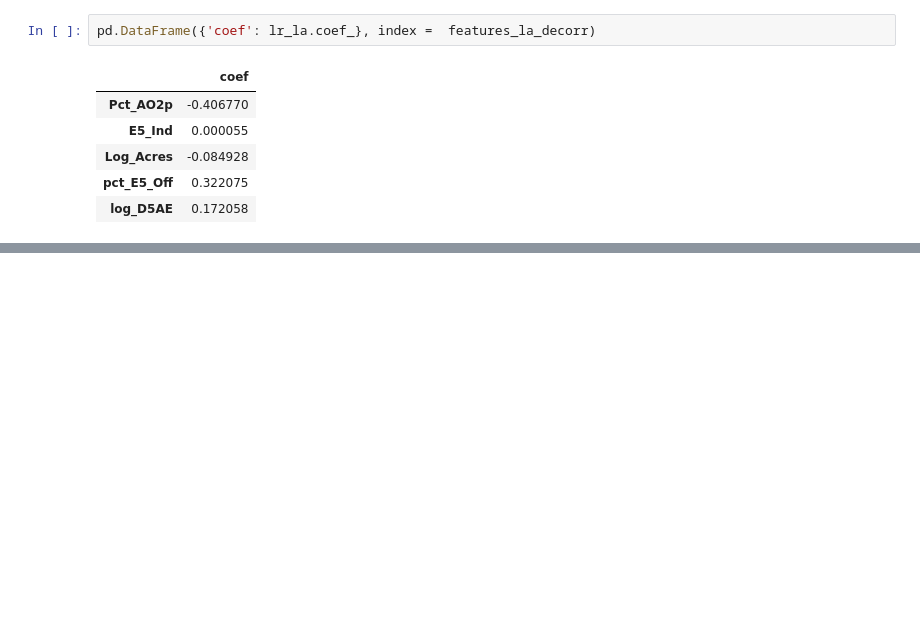
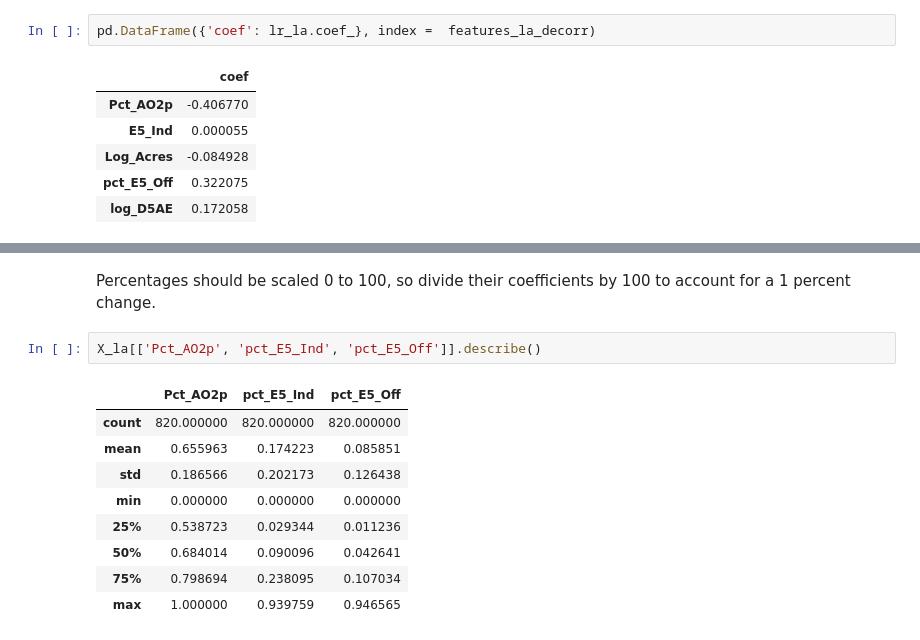
Before and after one commit to morganhof/teamwork_aq_n_walkability, a Jupyter notebook: 03_modeling.ipynb, the cells around one changed output, grey strips where cells are left out. Cells and saved outputs as stored; diff of their text form; blank space fills up the shorter version.

```diff
--- a/03_modeling.ipynb
+++ b/03_modeling.ipynb
@@ -299,0 +339,14 @@ pd.DataFrame({'coef': lr_la.coef_}, index =  features_la_decorr)
+# %% [markdown]
+Percentages should be scaled 0 to 100, so divide their coefficients by 100 to account for a 1 percent change.
+# %%
+X_la[['Pct_AO2p', 'pct_E5_Ind', 'pct_E5_Off']].describe()
+# %% [output]
+|  | Pct_AO2p | pct_E5_Ind | pct_E5_Off |
+| count | 820.000000 | 820.000000 | 820.000000 |
+| mean | 0.655963 | 0.174223 | 0.085851 |
+| std | 0.186566 | 0.202173 | 0.126438 |
+| min | 0.000000 | 0.000000 | 0.000000 |
+| 25% | 0.538723 | 0.029344 | 0.011236 |
+| 50% | 0.684014 | 0.090096 | 0.042641 |
+| 75% | 0.798694 | 0.238095 | 0.107034 |
+| max | 1.000000 | 0.939759 | 0.946565 |
```
Also changed, not shown: parts of 8 cells of this notebook.
